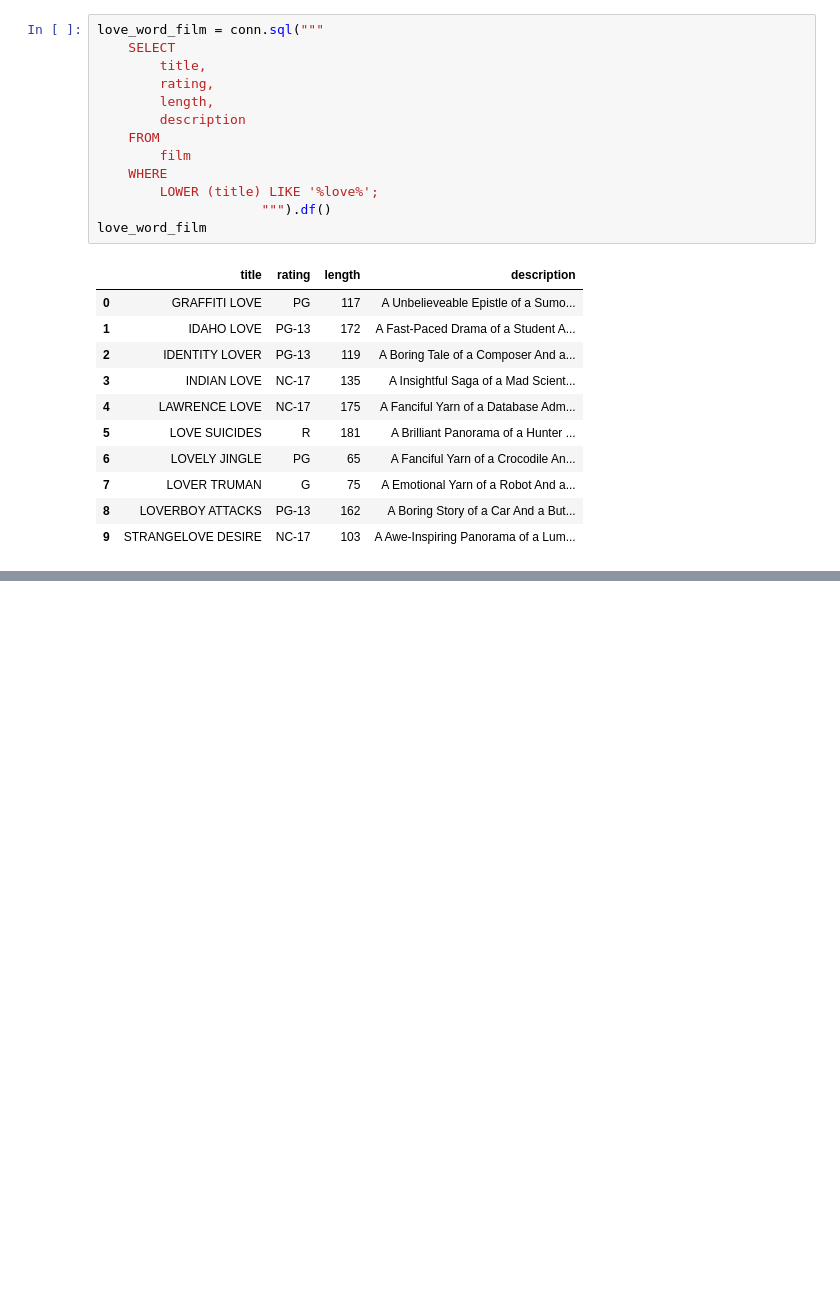
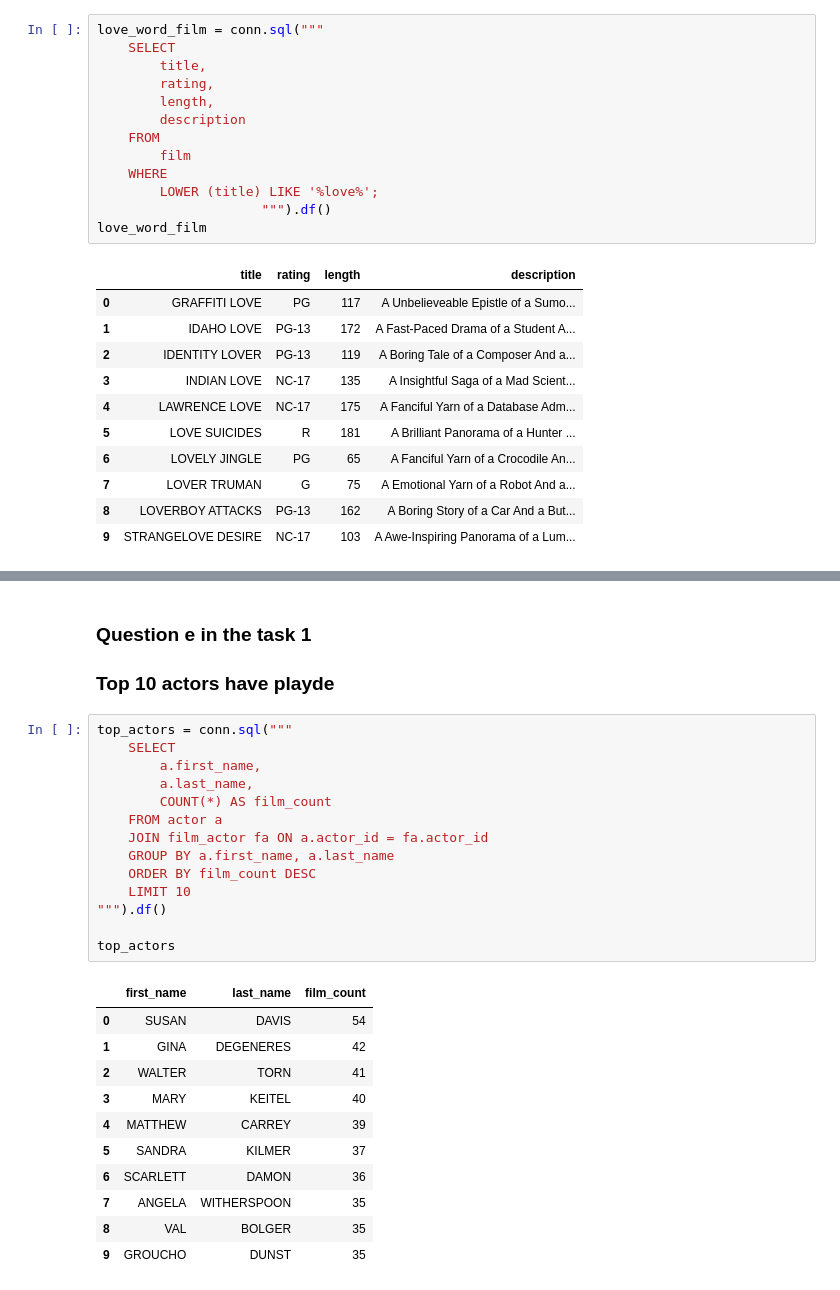
Before and after one commit to Aleex87/sakila_lab_alessandro_abbate, a Jupyter notebook: sql/eda_pandas_duckdb.ipynb, the cells around one changed output, grey strips where cells are left out. Saved outputs shown, nothing was run; the diff lists cells and outputs as text; blank space fills up the shorter version.

Commit message:
exercises on the task 1 done

```diff
--- a/sql/eda_pandas_duckdb.ipynb
+++ b/sql/eda_pandas_duckdb.ipynb
@@ -122,0 +165,29 @@ love_word_film
+# %% [markdown]
+### Question e in the task 1
+### Top 10 actors have playde
+# %%
+top_actors = conn.sql("""
+    SELECT
+        a.first_name,
+        a.last_name,
+        COUNT(*) AS film_count
+    FROM actor a
+    JOIN film_actor fa ON a.actor_id = fa.actor_id
+    GROUP BY a.first_name, a.last_name
+    ORDER BY film_count DESC
+    LIMIT 10
+""").df()
+
+top_actors
+# %% [output]
+|  | first_name | last_name | film_count |
+| 0 | SUSAN | DAVIS | 54 |
+| 1 | GINA | DEGENERES | 42 |
+| 2 | WALTER | TORN | 41 |
+| 3 | MARY | KEITEL | 40 |
+| 4 | MATTHEW | CARREY | 39 |
+| 5 | SANDRA | KILMER | 37 |
+| 6 | SCARLETT | DAMON | 36 |
+| 7 | ANGELA | WITHERSPOON | 35 |
+| 8 | VAL | BOLGER | 35 |
+| 9 | GROUCHO | DUNST | 35 |
```
Also changed, not shown: parts of 14 cells of this notebook.
